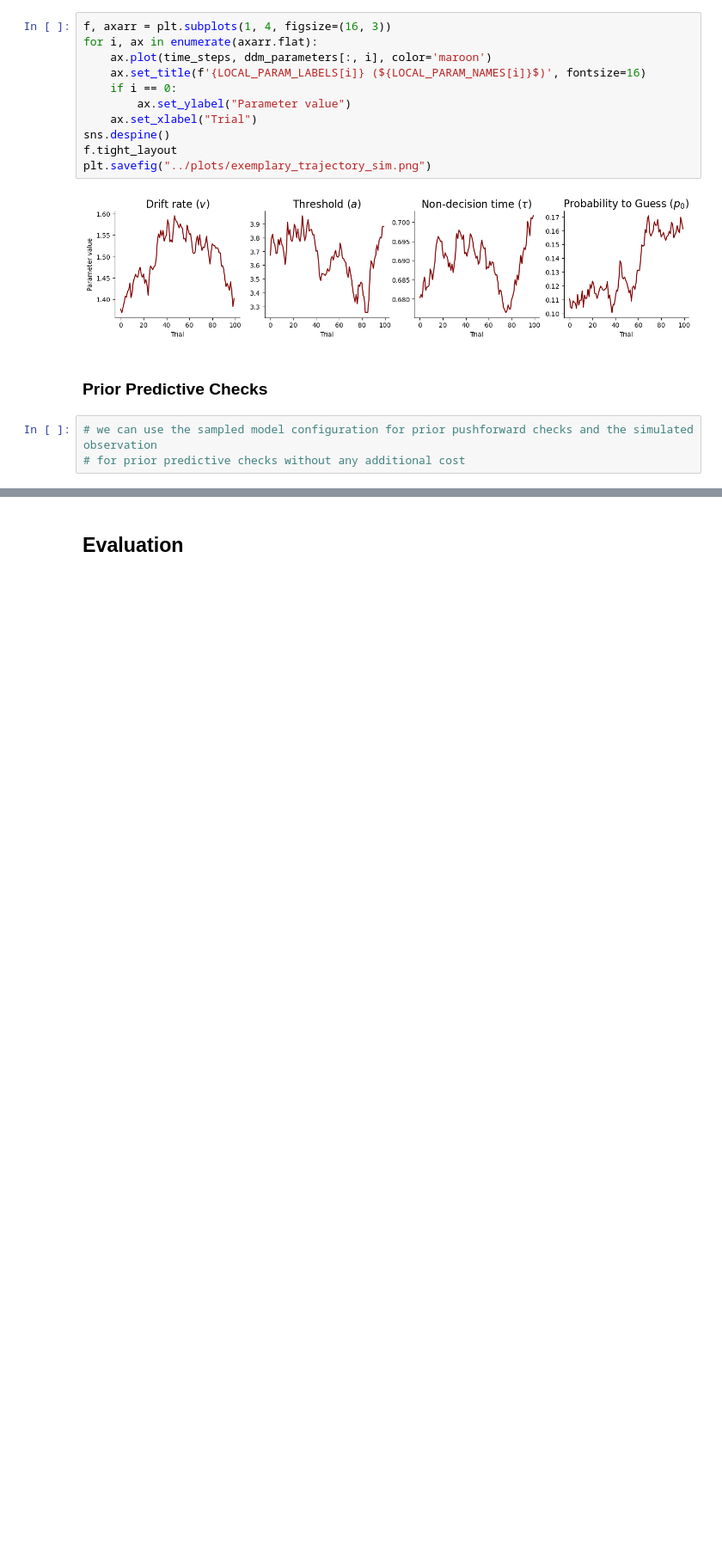
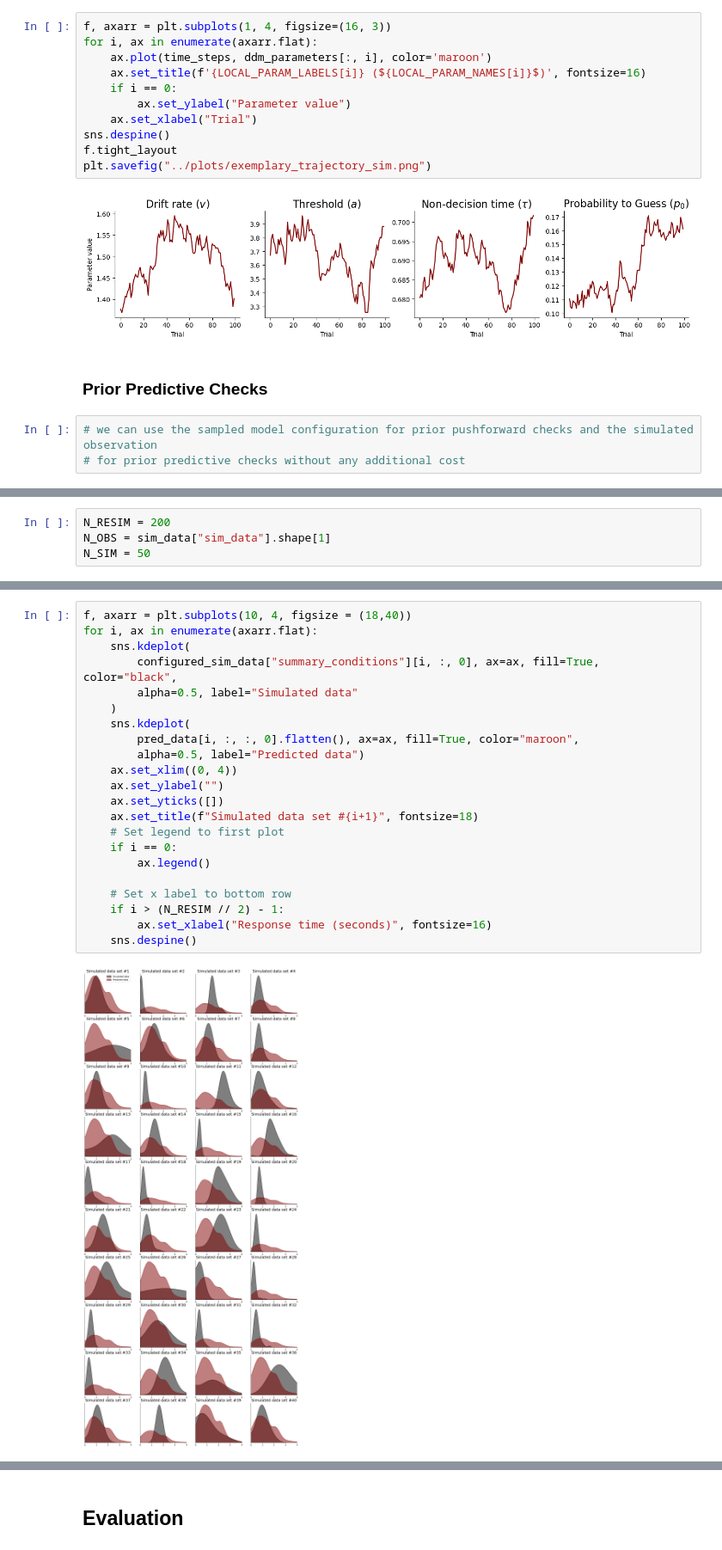
Before and after one commit to smiplab/sub-oi-dm, a Jupyter notebook: application/2afc_task/notebook/2afc_experiment.ipynb, the cells around one changed output, grey strips where cells are left out. Shown at 86% size. Drawn from its saved outputs; the diff is of its cells as text; blank space fills up the shorter version.

```diff
--- a/application/2afc_task/notebook/2afc_experiment.ipynb
+++ b/application/2afc_task/notebook/2afc_experiment.ipynb
@@ -422,0 +415,4 @@ N_OBS = 100
+# %%
+N_RESIM = 200
+N_OBS = sim_data["sim_data"].shape[1]
+N_SIM = 50
@@ -433,0 +436,24 @@ ValueError: p < 0, p > 1 or p is NaN
+# %%
+f, axarr = plt.subplots(10, 4, figsize = (18,40))
+for i, ax in enumerate(axarr.flat):
+    sns.kdeplot(
+        configured_sim_data["summary_conditions"][i, :, 0], ax=ax, fill=True, color="black",
+        alpha=0.5, label="Simulated data"
+    )
+    sns.kdeplot(
+        pred_data[i, :, :, 0].flatten(), ax=ax, fill=True, color="maroon",
+        alpha=0.5, label="Predicted data")
+    ax.set_xlim((0, 4))
+    ax.set_ylabel("")
+    ax.set_yticks([])
+    ax.set_title(f"Simulated data set #{i+1}", fontsize=18)
+    # Set legend to first plot
+    if i == 0:
+        ax.legend()
+
+    # Set x label to bottom row
+    if i > (N_RESIM // 2) - 1:
+        ax.set_xlabel("Response time (seconds)", fontsize=16)
+    sns.despine()
+# %% [output]
+[figure, added]
```
Also changed, not shown: parts of 18 cells of this notebook.
